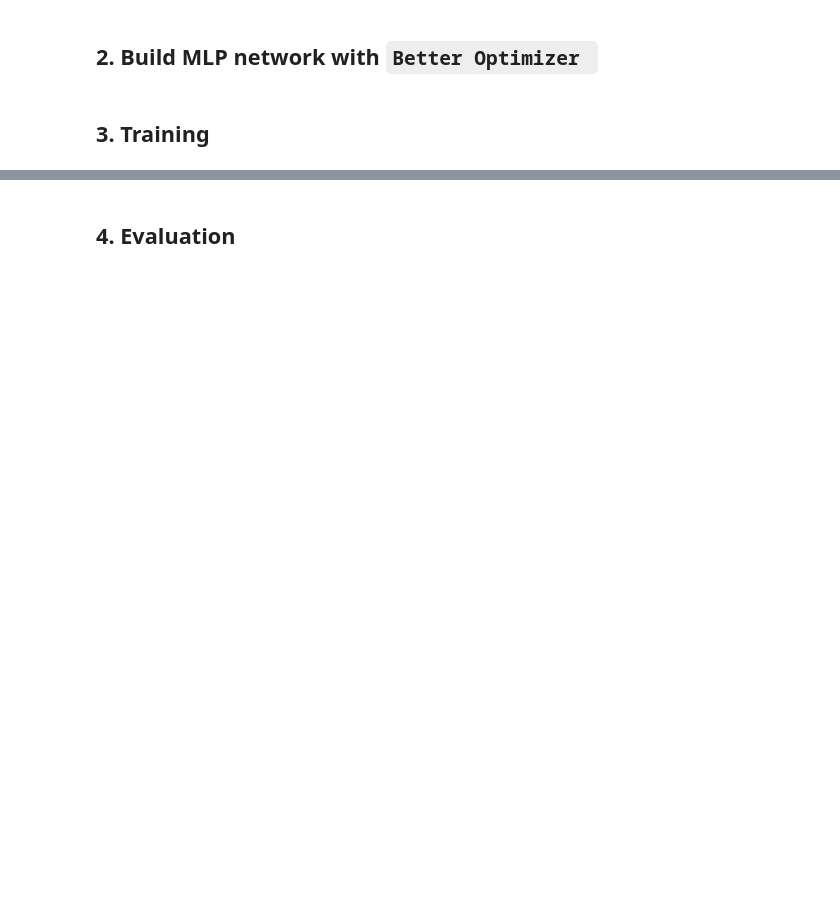
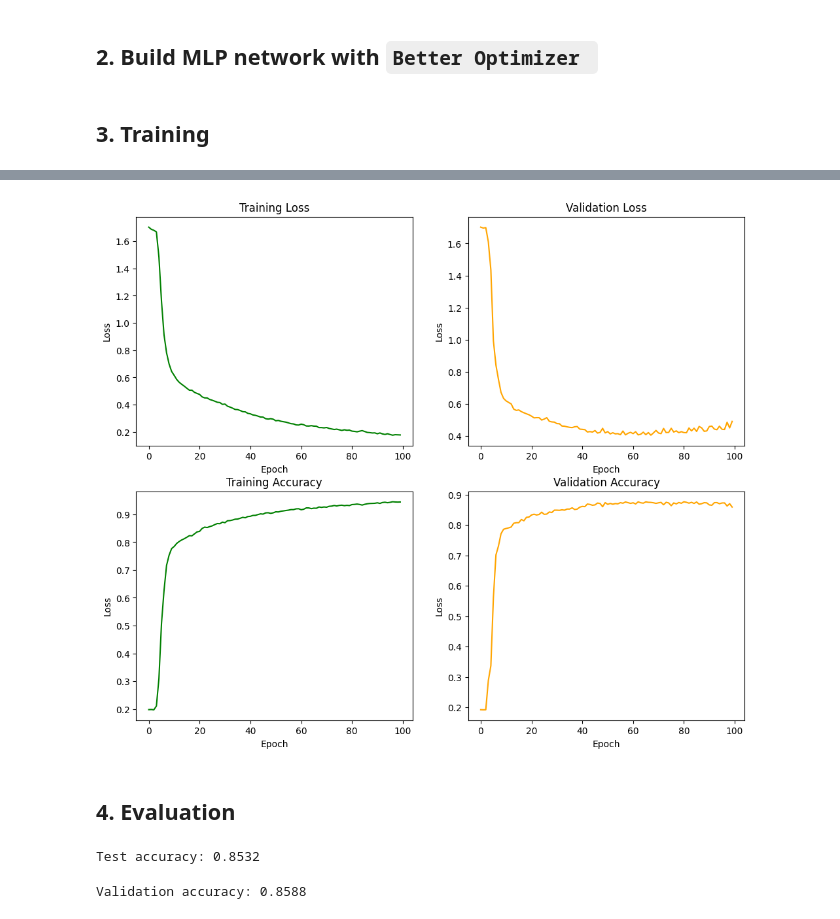
Before and after one commit to mylethidiem/artificial-intelligence-learning-projects, a Jupyter notebook: Architecture Project Gradient Vanishing in MLP/3_BetterOptimizer.ipynb, the cells around one changed output, grey strips where cells are left out. Cells and saved outputs as stored; diff of their text form; code cells hidden in the pictures; blank space fills up the shorter version.

Commit message:
[Gradient Vanishing in MLP] Improving prevent vanishing gradient by using better optimizer

```diff
--- a/Architecture Project Gradient Vanishing in MLP/3_BetterOptimizer.ipynb
+++ b/Architecture Project Gradient Vanishing in MLP/3_BetterOptimizer.ipynb
@@ -16,7 +16,7 @@ from torch import nn
 from torch.utils.data import Dataset, DataLoader, random_split
 from torchvision.datasets import FashionMNIST
 # %%
-device = torch.device("cuda" if torch.cude.is_available() else "cpu")
+device = torch.device("cuda" if torch.cuda.is_available() else "cpu")
 print(device)
 
 def set_seed(seed):
@@ -62,7 +84,7 @@ print(f"Test size: {len(test_dataset)}")
 # %%
 class MLP(nn.Module):
   def __init__(self, input_dims, hidden_dims, output_dims):
-    super(self, MLP).__init__():
+    super(MLP, self).__init__()
     self.layer1 = nn.Linear(input_dims, hidden_dims)
     self.layer2 = nn.Linear(hidden_dims, hidden_dims)
     self.layer3 = nn.Linear(hidden_dims, hidden_dims)
@@ -95,5 +117,14 @@ class MLP(nn.Module):
     x = nn.Sigmoid()(x)
     output = self.output(x)
     return output
+# %%
+input_dims = 784
+hidden_dims = 128
+output_dims = 10
+
+model = MLP(input_dims, hidden_dims, output_dims).to(device)
+criterion = nn.CrossEntropyLoss()
+lr = 1e-3
+optimizer = torch.optim.Adam(model.parameters(), lr)
 # %% [markdown]
 ## **3. Training**
@@ -100,2 +213,63 @@ class MLP(nn.Module):
+# %%
+fig, ax = plt.subplots(2,2,figsize=(12,10))
+ax[0,0].plot(train_loss_list, color='green')
+ax[0,0].set(title='Training Loss', xlabel='Epoch', ylabel='Loss')
+
+ax[0,1].plot(val_loss_list, color='orange')
+ax[0,1].set(title='Validation Loss', xlabel='Epoch', ylabel='Loss')
+
+ax[1,0].plot(train_acc_list, color='green')
+ax[1,0].set(title='Training Accuracy', xlabel='Epoch', ylabel='Loss')
+
+ax[1,1].plot(val_acc_list, color='orange')
+ax[1,1].set(title='Validation Accuracy', xlabel='Epoch', ylabel='Loss')
+
+plt.show()
+# %% [output]
+[figure, added]
 # %% [markdown]
 ## **4. Evaluation**
+# %%
+test_label = []
+test_predict = []
+
+model.eval()
+with torch.no_grad():
+  for X_test, y_test in test_loader:
+    X_test, y_test = X_test.to(device), y_test.to(device)
+
+    output = model(X_test)
+
+    # transfer to CP, currently it is tensor
+    test_label.append(y_test.cpu())
+    test_predict.append(output.cpu())
+
+  test_label = torch.cat(test_label, dim=0)
+  test_predict = torch.cat(test_predict, dim=0)
+  test_acc = (torch.argmax(test_predict, dim=1) == test_label).sum().item()/len(test_label)
+
+print(f"Test accuracy: {test_acc}")
+# %% [output]
+Test accuracy: 0.8532
+# %%
+val_label = []
+val_predict = []
+
+model.eval()
+with torch.no_grad():
+  for X_val, y_val in val_loader:
+    X_val, y_val = X_val.to(device), y_val.to(device)
+
+    output = model(X_val)
+
+    # transfer to CP, currently it is tensor
+    val_label.append(y_val.cpu())
+    val_predict.append(output.cpu())
+
+  val_label = torch.cat(val_label, dim=0)
+  val_predict = torch.cat(val_predict, dim=0)
+  val_acc = (torch.argmax(val_predict, dim=1) == val_label).sum().item()/len(val_label)
+
+print(f"Validation accuracy: {val_acc:.4f}")
+# %% [output]
+Validation accuracy: 0.8588
```
Also changed, not shown: parts of 4 cells of this notebook.
